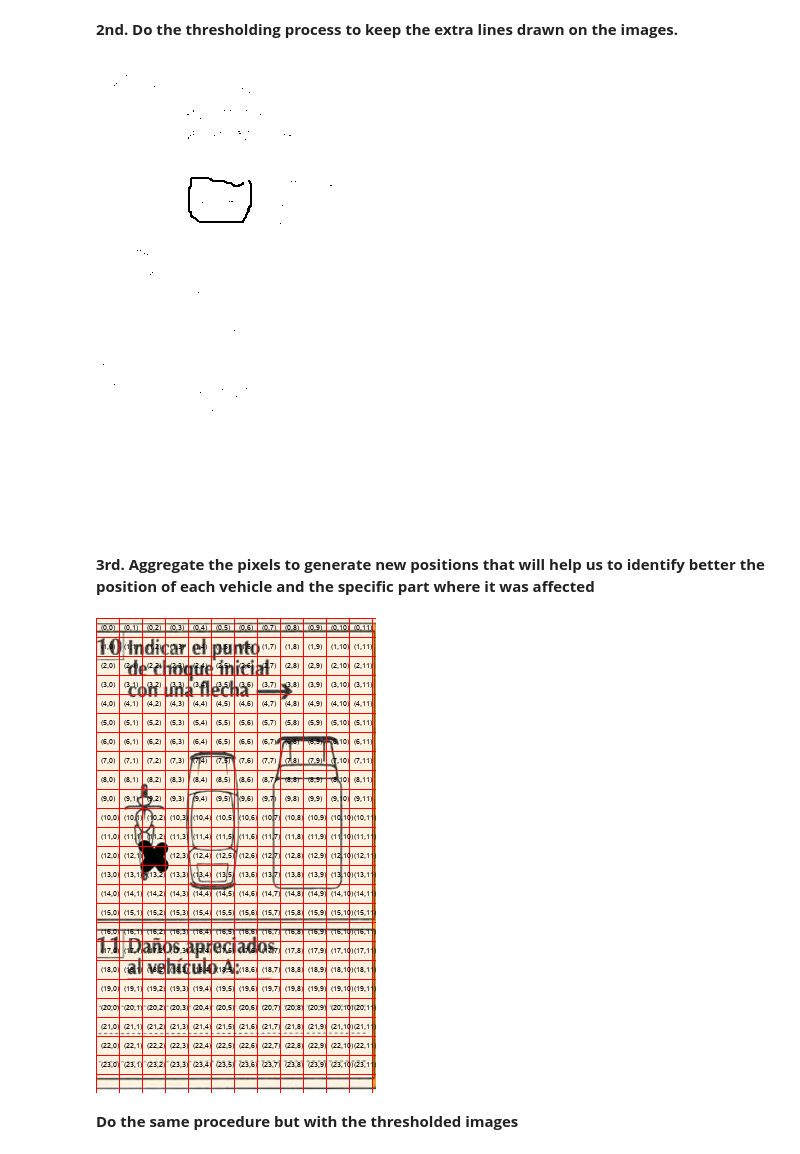
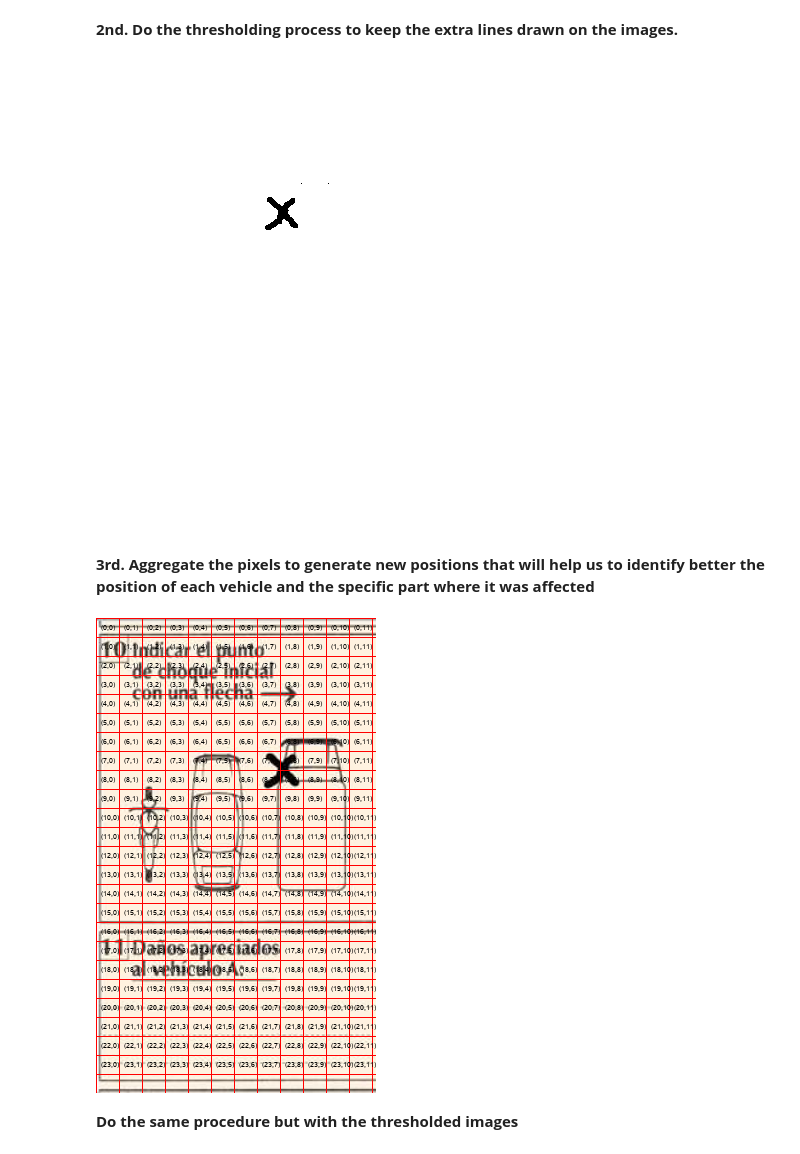
Before and after one commit to etoro2306/capstone_project, a Jupyter notebook: capstone_project_notebook.ipynb, the cells around one changed output. Saved outputs shown, nothing was run; the diff lists cells and outputs as text; code cells hidden in the pictures.

```diff
--- a/capstone_project_notebook.ipynb
+++ b/capstone_project_notebook.ipynb
@@ -106,5 +100,9 @@ left_cropped_images = []
 for image in images:
     height, width = image.shape[:2]
     cropped_image = image[:, 40:320]
+    mask = (cropped_image[:,:,0] > 220) & (cropped_image[:,:,2] < 100)
+    cropped_image[mask] = [0, 0, 0]
+    mask = (cropped_image[:,:,2] > 220) & (cropped_image[:,:,0] < 100)
+    cropped_image[mask] = [0, 0, 0]
     left_cropped_images.append(cropped_image)
 # %%
@@ -131,9 +149,9 @@ for image in left_cropped_images:
   # Add the thresholded image to the list
   th_left_cropped_images.append(threshold)
 # %%
-cv2_imshow(th_left_cropped_images[0])
+cv2_imshow(th_left_cropped_images[98])
 # %% [output]
-[figure, old version]
+[figure, new version]
 # %% [markdown]
 **3rd. Aggregate the pixels to generate new positions that will help us to identify better the position of each vehicle and the specific part where it was affected**
 # %%
@@ -182,9 +200,9 @@ for i, image in enumerate(left_cropped_images):
     # Save the modified image
     grid_images.append(image)
 # %%
-grid_images[1]
+grid_images[98]
 # %% [output]
-[figure, old version]
+[figure, new version]
 # %% [markdown]
 **Do the same procedure but with the thresholded images**
 # %%
```
Also changed, not shown: parts of 9 cells of this notebook.
